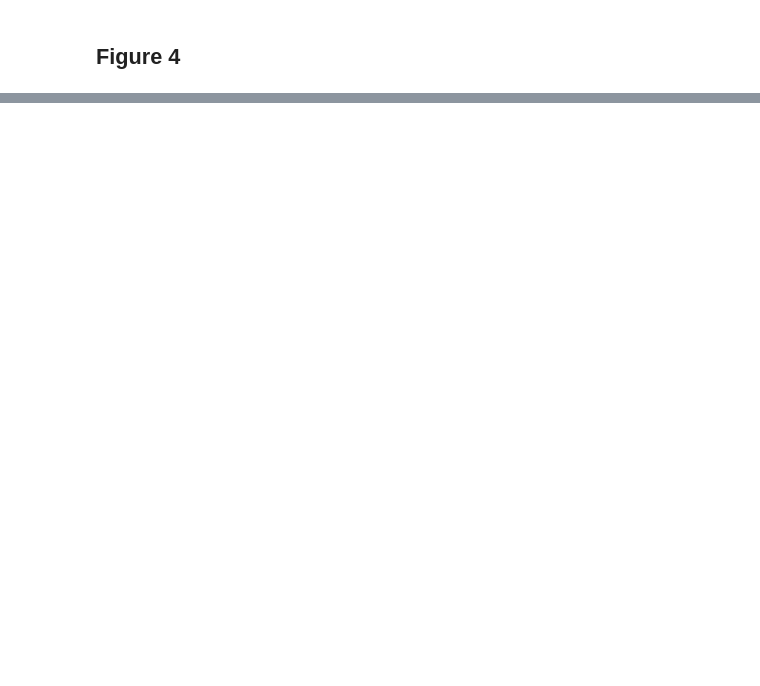
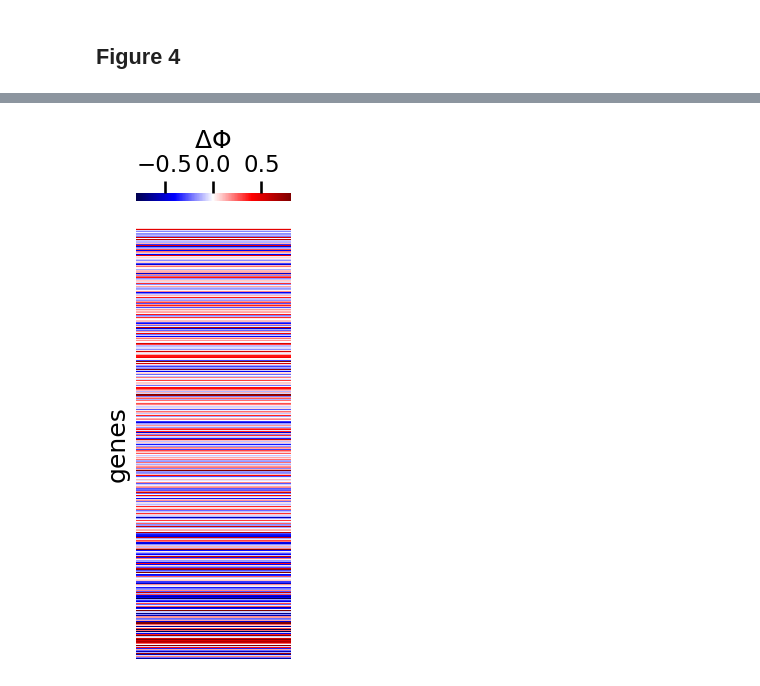
Before and after one commit to MolecularBioinformatics/prm_manuscript, a Jupyter notebook: jupyter_notebooks/figures_main_text.ipynb, the cells around one changed output, grey strips where cells are left out. Drawn from its saved outputs; the diff is of its cells as text; code cells hidden in the pictures; blank space fills up the shorter version.

```diff
--- a/jupyter_notebooks/figures_main_text.ipynb
+++ b/jupyter_notebooks/figures_main_text.ipynb
@@ -171,0 +166,7 @@ cm.ax_heatmap.set_ylabel('metabolites', fontdict={'size': 20});
+# %%
+# Figure 4c
+sns.set_context('talk', font_scale=1.0)
+
+fig, ax = plot.differential_exp(df=pd.DataFrame(rdict), ylabel='genes', figsize=(2, 7))
+# %% [output]
+[figure, added]
```
Also changed, not shown: parts of 36 cells of this notebook, 6 other files.
